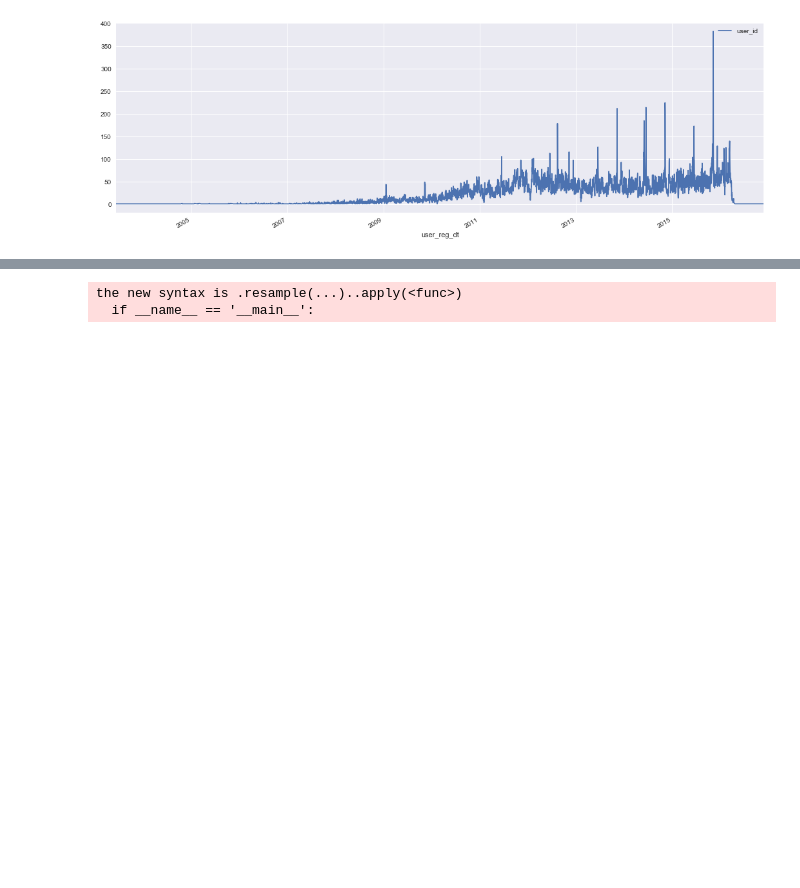
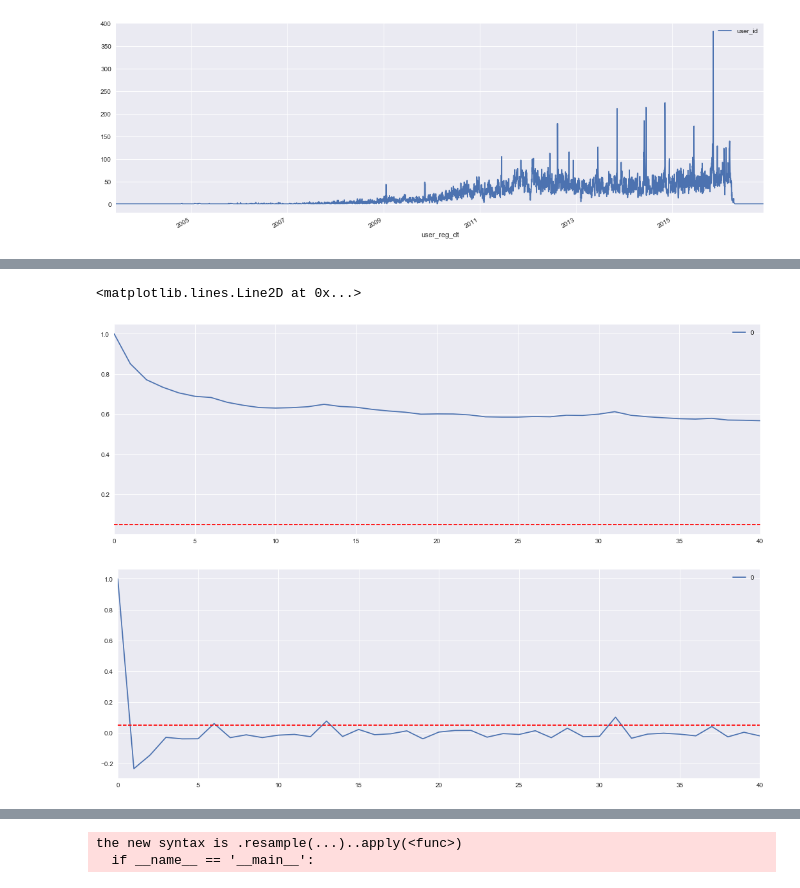
Before and after one commit to Purpleyou/DataScienceNotes, a Jupyter notebook: JD/EDA.ipynb, the cells around one changed output, grey strips where cells are left out. Cells and saved outputs as stored; diff of their text form; code cells hidden in the pictures; blank space fills up the shorter version.

```diff
--- a/JD/EDA.ipynb
+++ b/JD/EDA.ipynb
@@ -93,0 +126,12 @@ date_count['2011':'2016-03'].plot()
+# %%
+from statsmodels.tsa.stattools import acf, pacf
+
+pd.DataFrame(acf(date_count)).plot()
+plt.axhline(y=0.05, xmin=0, xmax=1, c='red', linestyle='--')
+
+pd.DataFrame(acf(diff_date_count[1:])).plot()
+plt.axhline(y=0.05, xmin=0, xmax=1, c='red', linestyle='--')
+# %% [output]
+<matplotlib.lines.Line2D at 0x...>
+[figure, added]
+[figure, added]
```
Also changed, not shown: parts of 11 cells of this notebook.
